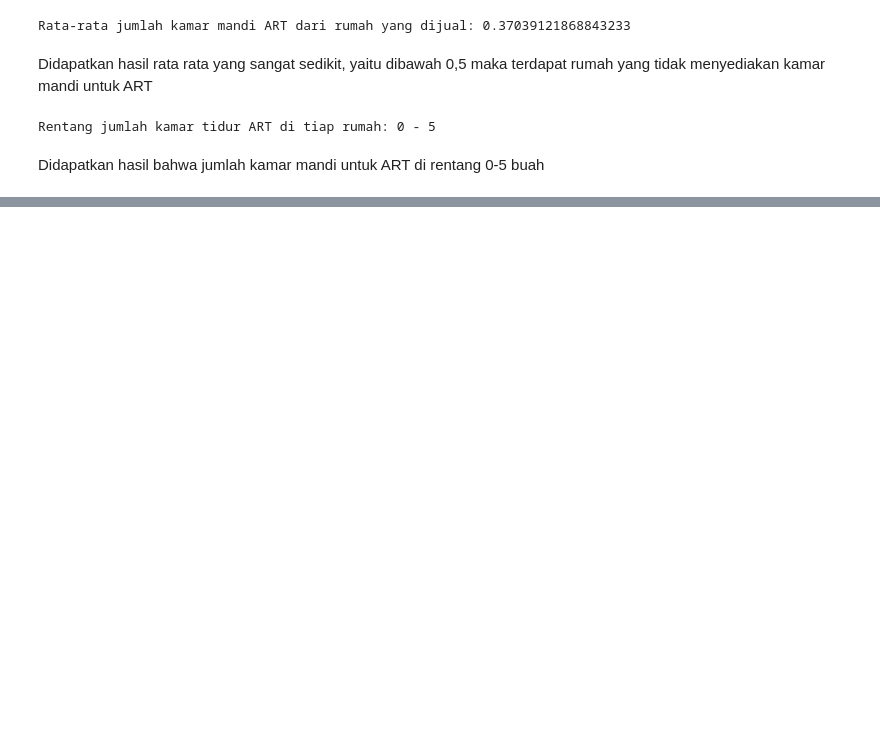
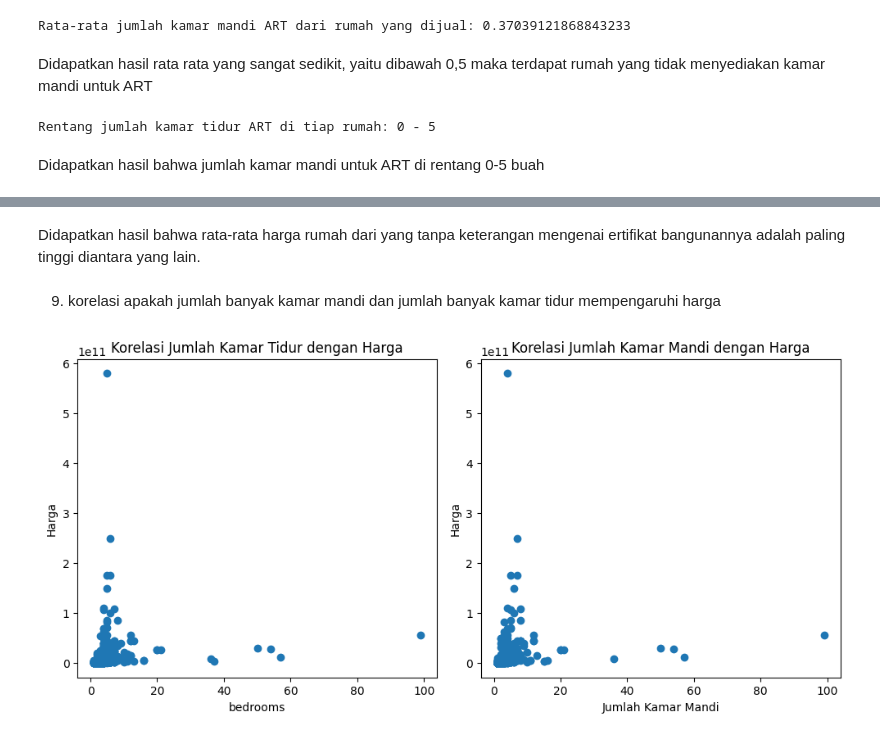
Before and after one commit to abdinegara783/ISFEST2023, a Jupyter notebook: ISFEST_Rozi.ipynb, the cells around one changed output, grey strips where cells are left out. Cells and saved outputs as stored; diff of their text form; code cells hidden in the pictures; blank space fills up the shorter version.

```diff
--- a/ISFEST_Rozi.ipynb
+++ b/ISFEST_Rozi.ipynb
@@ -286,0 +349,24 @@ plt.show()
+# %% [markdown]
+Didapatkan hasil bahwa rata-rata harga rumah dari yang tanpa keterangan mengenai ertifikat bangunannya adalah paling tinggi diantara yang lain.
+# %% [markdown]
+9. korelasi apakah jumlah banyak kamar mandi dan jumlah banyak kamar tidur mempengaruhi harga
+# %%
+# Membuat subplot
+fig, (ax1, ax2) = plt.subplots(1, 2, figsize=(10, 5))
+
+# Scatter plot untuk korelasi Jumlah Kamar Tidur dengan Harga
+ax1.scatter(data['bedrooms'], data['price_in_rp'])
+ax1.set_xlabel('bedrooms')
+ax1.set_ylabel('Harga')
+ax1.set_title('Korelasi Jumlah Kamar Tidur dengan Harga')
+
+# Scatter plot untuk korelasi Jumlah Kamar Mandi dengan Harga
+ax2.scatter(data['bathrooms'], data['price_in_rp'])
+ax2.set_xlabel('Jumlah Kamar Mandi')
+ax2.set_ylabel('Harga')
+ax2.set_title('Korelasi Jumlah Kamar Mandi dengan Harga')
+
+plt.tight_layout()
+plt.show()
+# %% [output]
+[figure, added]
```
Also changed, not shown: parts of 18 cells of this notebook.
